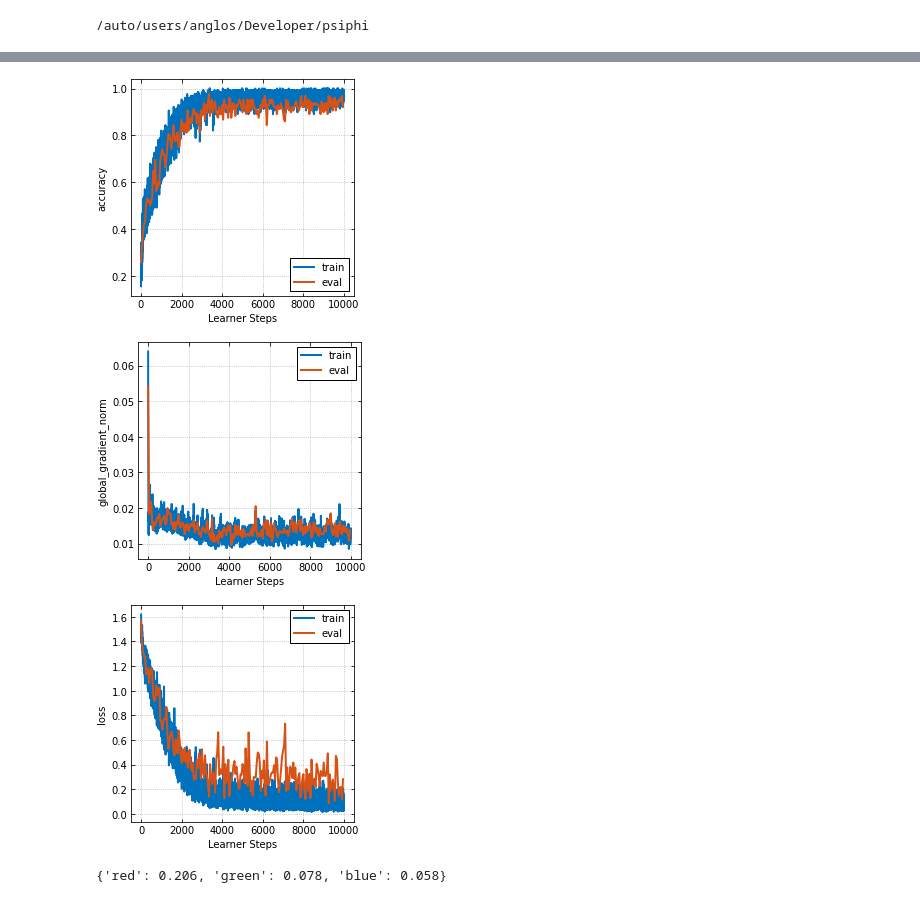
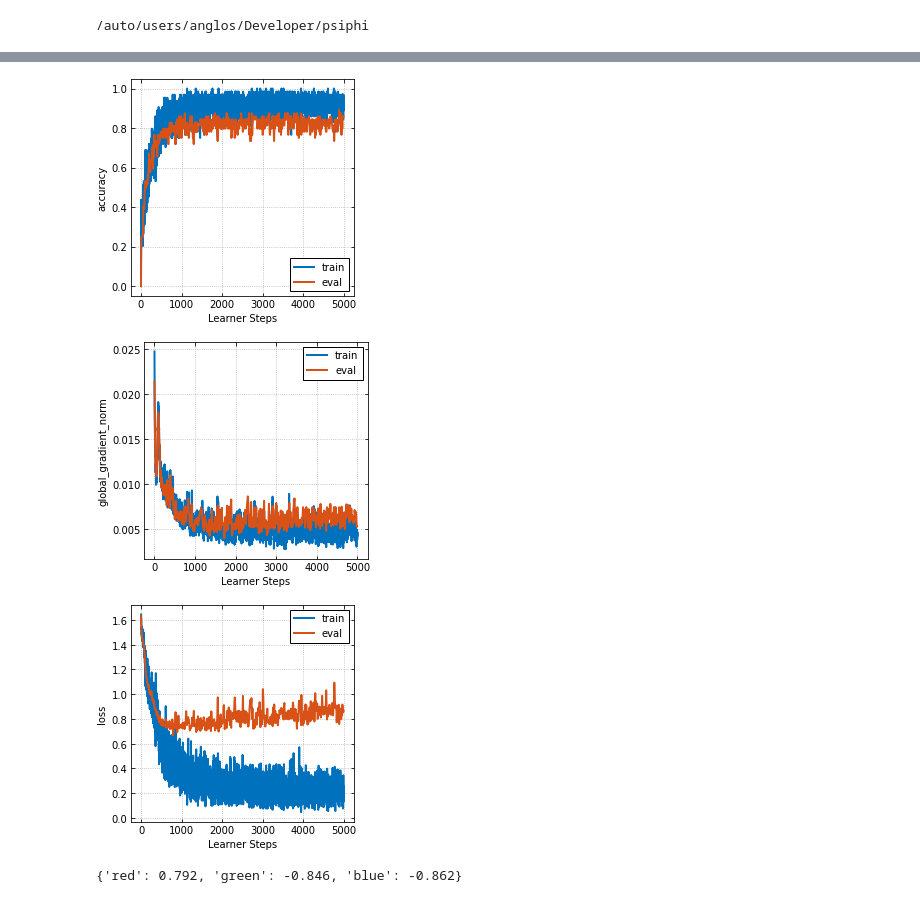
Before and after one commit to filangelos/social_rl, a Jupyter notebook: experiments/run_bc.ipynb, the cells around one changed output, grey strips where cells are left out. Cells and saved outputs as stored; diff of their text form; code cells hidden in the pictures.

Commit message:
tested DQN agent

```diff
--- a/experiments/run_bc.ipynb
+++ b/experiments/run_bc.ipynb
@@ -11,8 +11,8 @@ import social_rl
 # %%
 #@title Constants, experiment config.
 GOAL_COLOR = 'red'
-NUM_LEARNING_STEPS = 10_000
+NUM_LEARNING_STEPS = 5_000
 BATCH_SIZE = 128
 DATA_DIR = 'data'
-EXPERT_EPSILON = 0.05
+EXPERT_EPSILON = 0.1
 # %%
@@ -22,12 +46,8 @@ if False:
 # %%
 #@title Initialise environment, agent and offline dataset.
 env = social_rl.GridWorld(goal_color=GOAL_COLOR)
-replay_buffer = social_rl.DemonstrationsBuffer(
-  data_dir='{}/{}/{}'.format(DATA_DIR, GOAL_COLOR, EXPERT_EPSILON), seed=42)
+replay_buffer = social_rl.replay.DemonstrationsBuffer(
+    batch_size=BATCH_SIZE,
+    data_dir='{}/{}/{}'.format(DATA_DIR, GOAL_COLOR, EXPERT_EPSILON),
+    seed=42)
 agent = social_rl.agents.BCAgent(env)
-# Initialise the agent's learner.
-rng_key = jax.random.PRNGKey(42)
-rng_key, params_key = jax.random.split(rng_key, num=2)
-params = agent.initial_params(params_key)
-rng_key, learner_key = jax.random.split(rng_key, num=2)
-learner_state = agent.initial_learner_state(learner_key, params)
@@ -36,33 +54,23 @@ WARNING:absl:No GPU/TPU found, falling back to CPU. (Set TF_CPP_MIN_LOG_LEVEL=0
-# %%
-#@title Train agent on offline dataset.
-
-params, learner_state, learner_stats = social_rl.loops.run_offline_learner_loop(
-    rng_key,
-    params,
-    learner_state,
-    agent.learner_step,
-    replay_buffer,
-    num_steps=NUM_LEARNING_STEPS,
-    batch_size=BATCH_SIZE,
-    evaluate_every=50)
-social_rl.plotting.plot_stats(learner_stats);
-# %% [output]
-[figure, removed]
-[figure, removed]
-[figure, removed]
+# %%
+#@title Train agent on offline dataset.
+learner_buffer_loop = social_rl.loops.LearnerBufferLoop(replay_buffer, agent)
+rng_key = jax.random.PRNGKey(42)
+rng_key, learner_key = jax.random.split(rng_key, num=2)
+params, learner_state, learner_stats = learner_buffer_loop.run(
+    learner_key, num_iterations=NUM_LEARNING_STEPS, evaluate_every=10)
+social_rl.plotting.plot_learner_buffer_loop_stats(learner_stats);
+# %% [output]
+[figure, added]
+[figure, added]
+[figure, added]
 # %%
 #@title Evaluate agent online.
 def evaluate(env: social_rl.GridWorld) -> float:
   """Return the success rate on `env`."""
-  actor_stats = social_rl.loops.run_actor_loop(
-    jax.random.PRNGKey(42),
-    params,
-    agent.actor_step,
-    agent.initial_actor_state,
-    env,
-    num_episodes=500,
-    evaluation=False)
-  return (actor_stats['returns'] == 1.0).sum() / len(actor_stats['returns'])
+  actor_env_loop = social_rl.loops.ActorEnvironmentLoop(env, agent)
+  _, actor_stats = actor_env_loop.run(
+    jax.random.PRNGKey(42), num_iterations=500, params=params, evaluation=False)
+  return actor_stats['returns'].sum() / len(actor_stats['returns'])
 
 environments = {
     goal_color: social_rl.GridWorld(goal_color=goal_color, seed=42)
@@ -70,4 +78,4 @@ environments = {
 }
 tree.map_structure(evaluate, environments)
 # %% [output]
-{'red': 0.206, 'green': 0.078, 'blue': 0.058}
+{'red': 0.792, 'green': -0.846, 'blue': -0.862}
```
Also changed, not shown: parts of 2 cells of this notebook, 19 other files.
